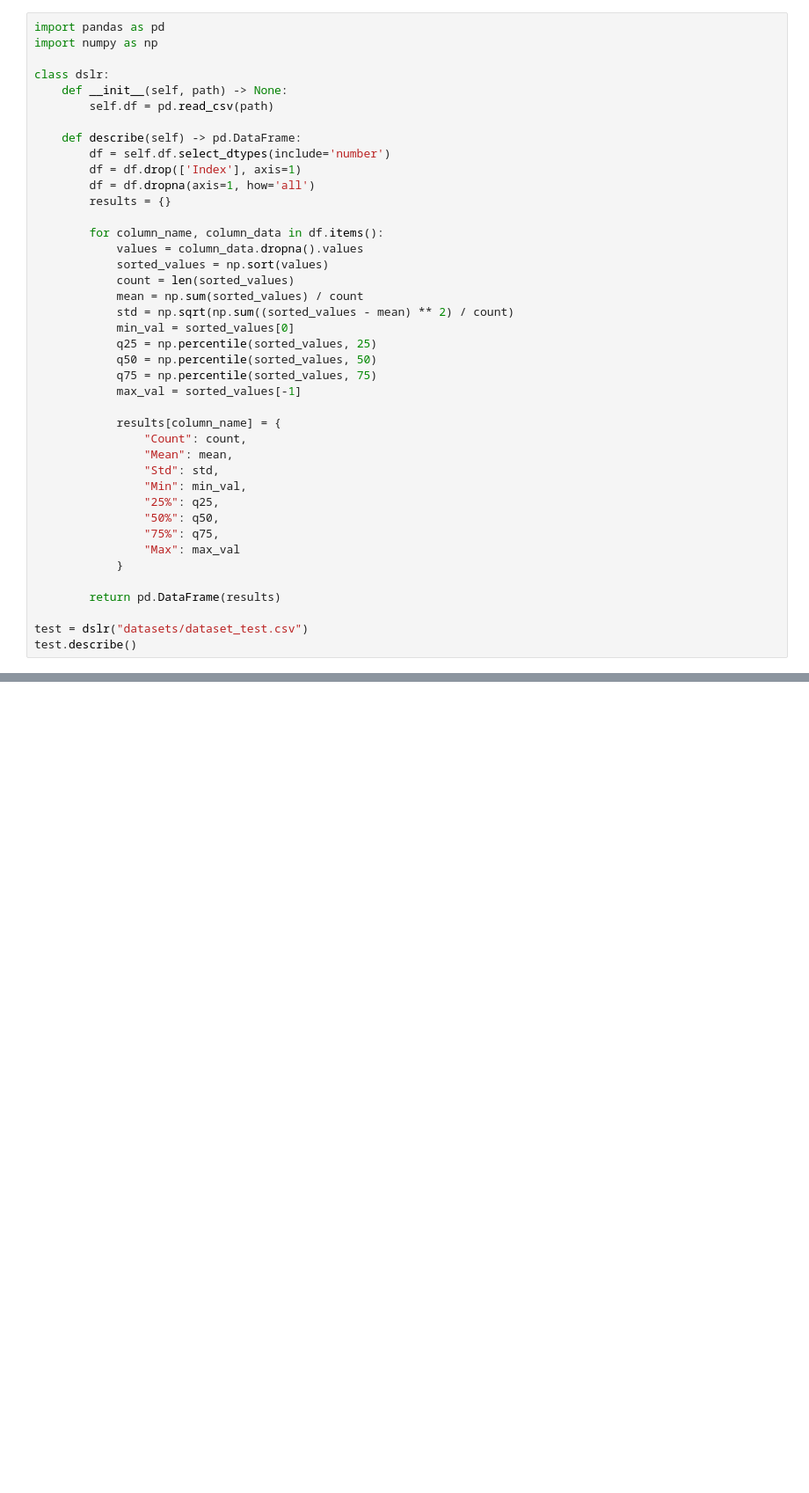
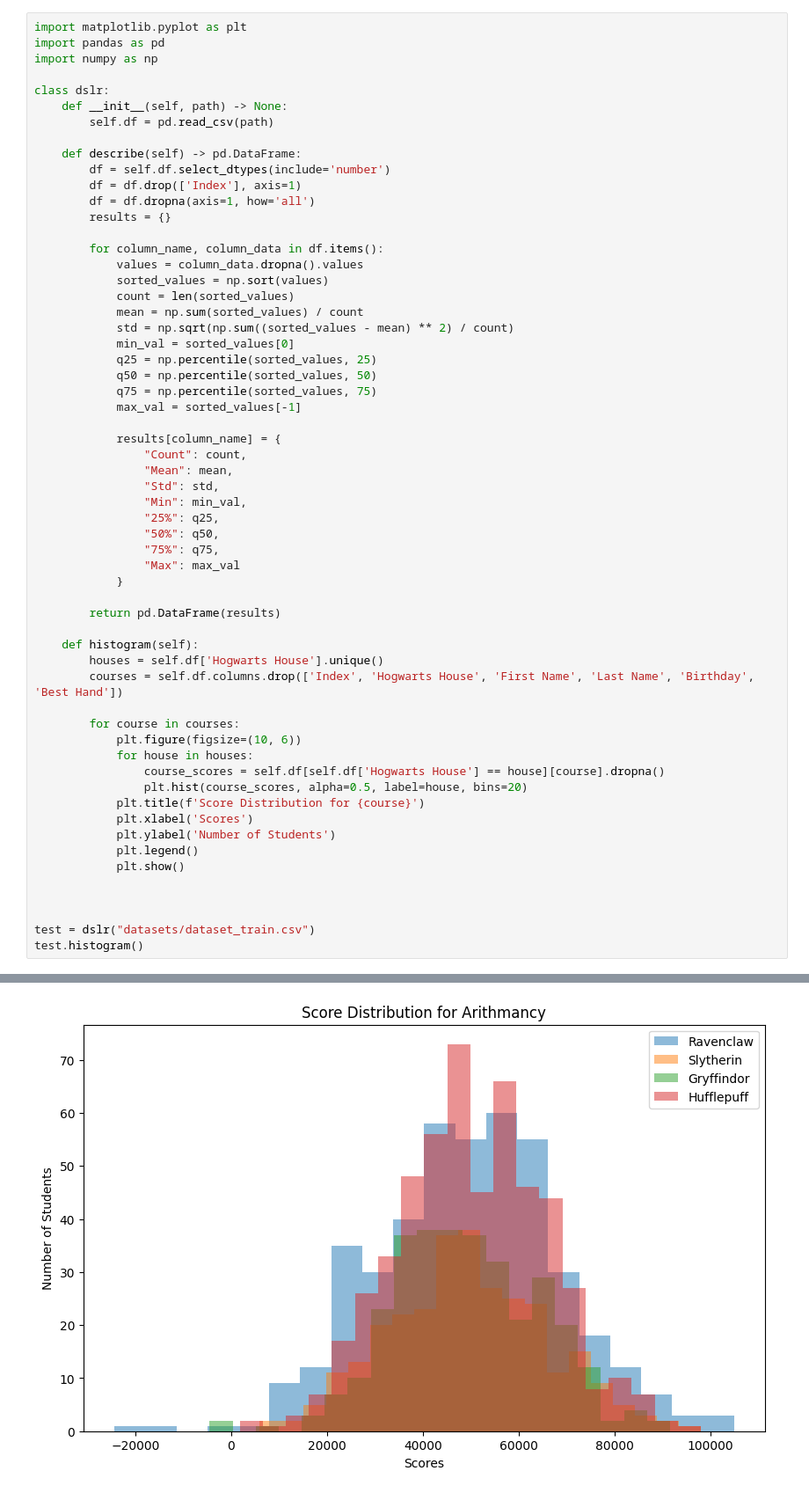
Before and after one commit to EniddeallA/DSLR, a Jupyter notebook: describe.ipynb, the cells around one changed output, grey strips where cells are left out. Shown: that part at 88% size. Cells and saved outputs as stored; diff of their text form; blank space fills up the shorter version.

Commit message:
Data Visualization - Histogram

```diff
--- a/describe.ipynb
+++ b/describe.ipynb
@@ -1,4 +1,5 @@
 # %%
+import matplotlib.pyplot as plt
 import pandas as pd
 import numpy as np
 
@@ -37,6 +38,23 @@ class dslr:
 
         return pd.DataFrame(results)
 
-test = dslr("datasets/dataset_test.csv")
-test.describe()
+    def histogram(self):
+        houses = self.df['Hogwarts House'].unique()
+        courses = self.df.columns.drop(['Index', 'Hogwarts House', 'First Name', 'Last Name', 'Birthday', 'Best Hand'])
+
+        for course in courses:
+            plt.figure(figsize=(10, 6))
+            for house in houses:
+                course_scores = self.df[self.df['Hogwarts House'] == house][course].dropna()
+                plt.hist(course_scores, alpha=0.5, label=house, bins=20)
+            plt.title(f'Score Distribution for {course}')
+            plt.xlabel('Scores')
+            plt.ylabel('Number of Students')
+            plt.legend()
+            plt.show()
+
+
+
+test = dslr("datasets/dataset_train.csv")
+test.histogram()
 # %% [output]
@@ -51,0 +61 @@ test.describe()
+[figure, added]
```
Also changed, not shown: parts of 1 cell of this notebook.
